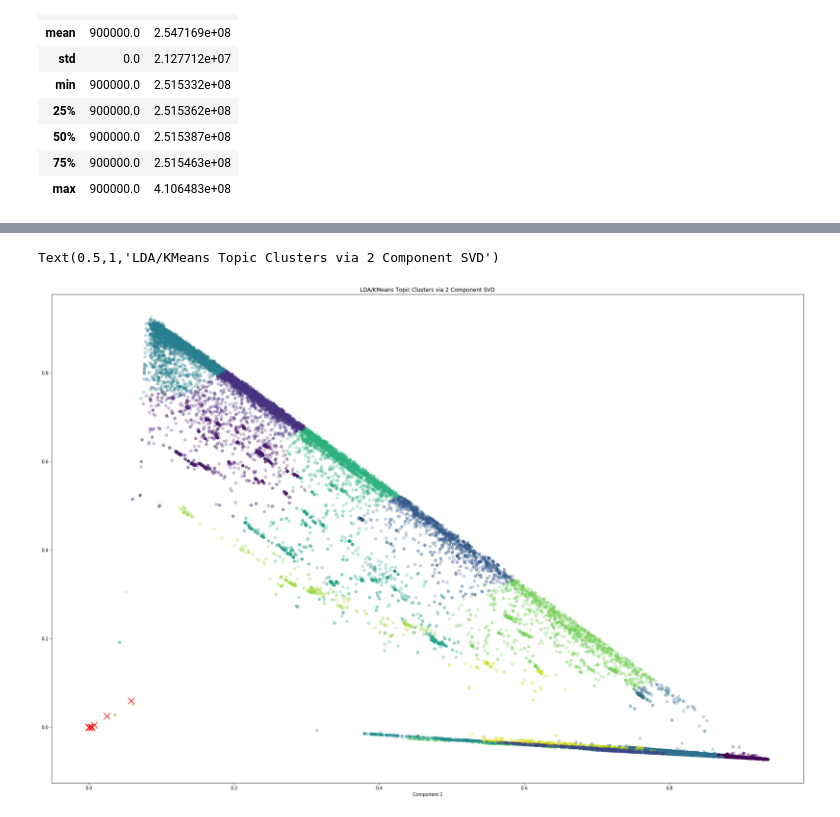
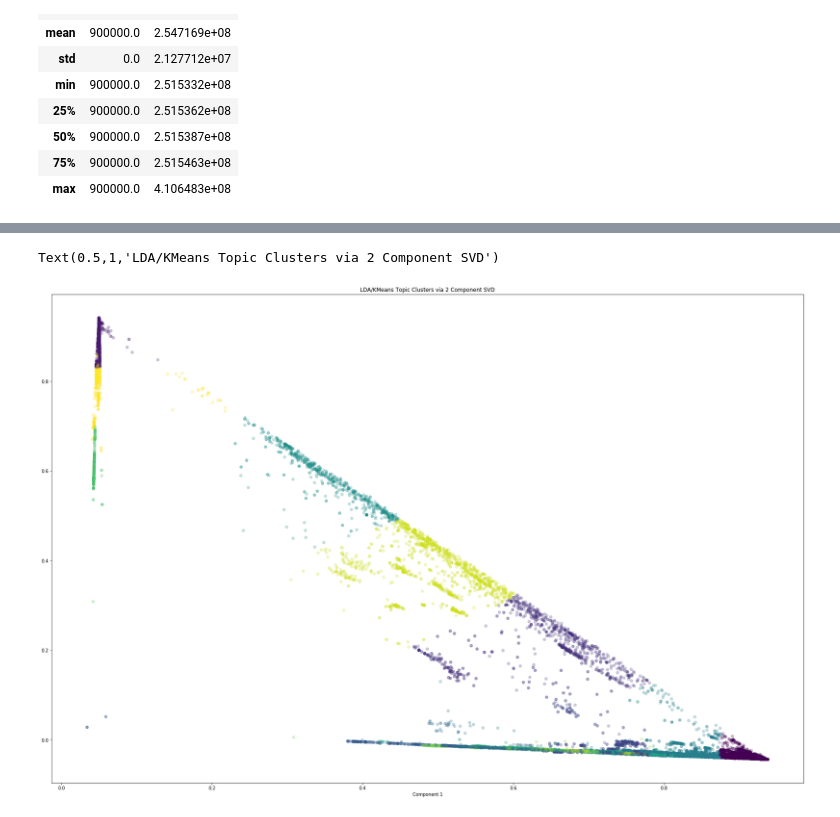
Before and after one commit to albertolovell/closed_caption_classifier, a Jupyter notebook: cc.ipynb, the cells around one changed output, grey strips where cells are left out. Cells and saved outputs as stored; diff of their text form; code cells hidden in the pictures.

```diff
--- a/cc.ipynb
+++ b/cc.ipynb
@@ -774,22 +756,22 @@ df_topic_keywords
 # %%
 lda_output = best_lda_model.transform(tfidf_model)
 clusters = KMeans(n_clusters=15, random_state=100, n_jobs=-1, verbose=False).fit_predict(lda_output)
 
-svd_model = TruncatedSVD(n_components=5)
+svd_model = TruncatedSVD(n_components=2)
 lda_output_svd = svd_model.fit_transform(lda_output)
 
 #plt.scatter(km[:,0], km[:,1], c='rgb', alpha=0.1)
-centers2D = clusters.cluster_centers_
+#centers2D = clusters.cluster_centers_
 
 
 plt.figure(figsize=(30,20))
 
 plt.scatter(lda_output_svd[:, 0], lda_output_svd[:, 1], c=clusters, alpha=0.25)
-plt.scatter(centers2D[:,0], centers2D[:,1], marker='x', s=200, linewidths=3, c='r')
+#plt.scatter(centers2D[:,0], centers2D[:,1], marker='x', s=200, linewidths=3, c='r')
 plt.xlabel('Component 2')
 plt.xlabel('Component 1')
 plt.title("LDA/KMeans Topic Clusters via 2 Component SVD")
 # %% [output]
 Text(0.5,1,'LDA/KMeans Topic Clusters via 2 Component SVD')
-[figure, old version]
+[figure, new version]
 # %%
```
Also changed, not shown: parts of 15 cells of this notebook, 1 other file.
